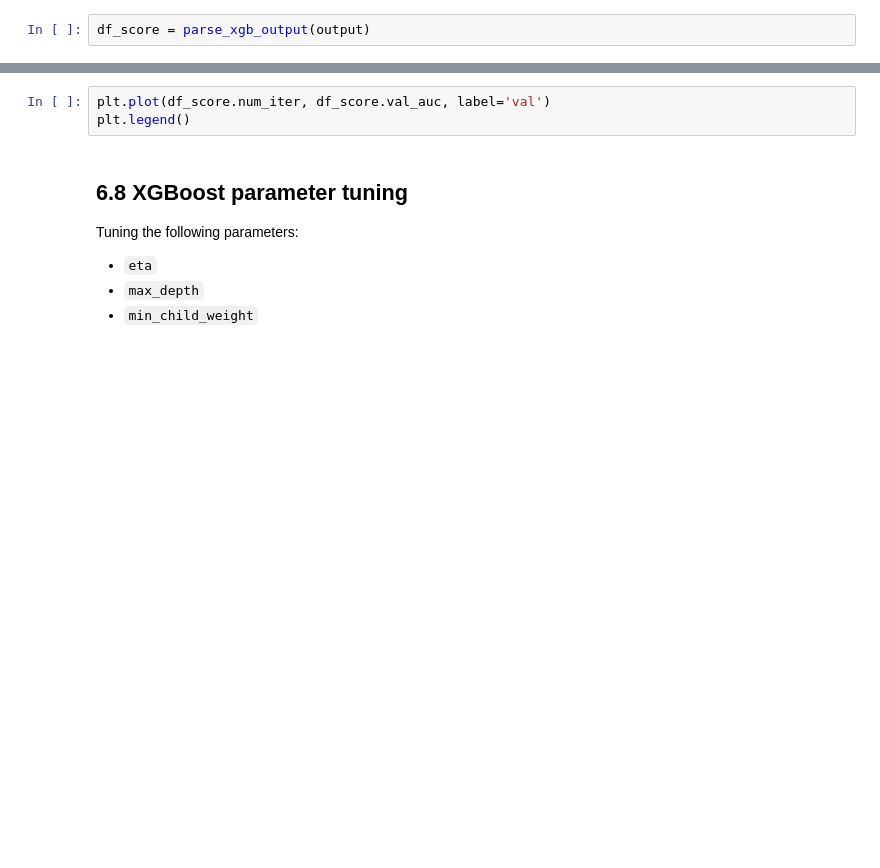
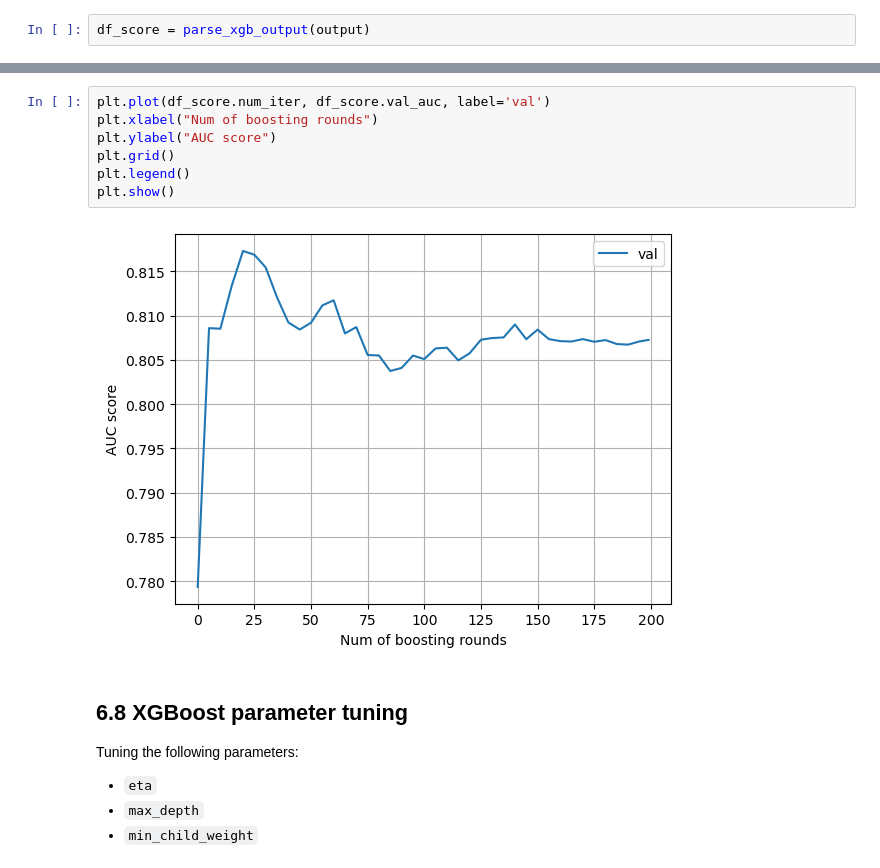
Before and after one commit to viviensiu/ml-zoomcamp, a Jupyter notebook: 6_trees/notebook.ipynb, the cells around one changed output, grey strips where cells are left out. Cells and saved outputs as stored; diff of their text form; blank space fills up the shorter version.

```diff
--- a/6_trees/notebook.ipynb
+++ b/6_trees/notebook.ipynb
@@ -853,6 +870,12 @@ plt.legend()
 # %%
 plt.plot(df_score.num_iter, df_score.val_auc, label='val')
+plt.xlabel("Num of boosting rounds")
+plt.ylabel("AUC score")
+plt.grid()
 plt.legend()
+plt.show()
+# %% [output]
+[figure, added]
 # %% [markdown]
 ## 6.8 XGBoost parameter tuning
 
```
Also changed, not shown: parts of 48 cells of this notebook, 2 other files.
